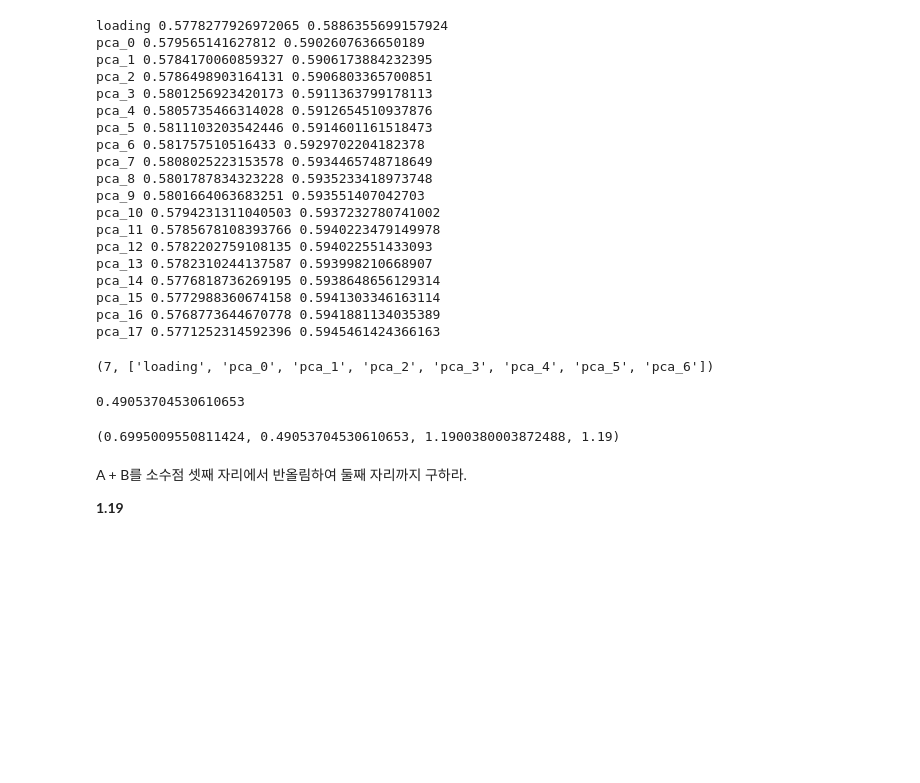
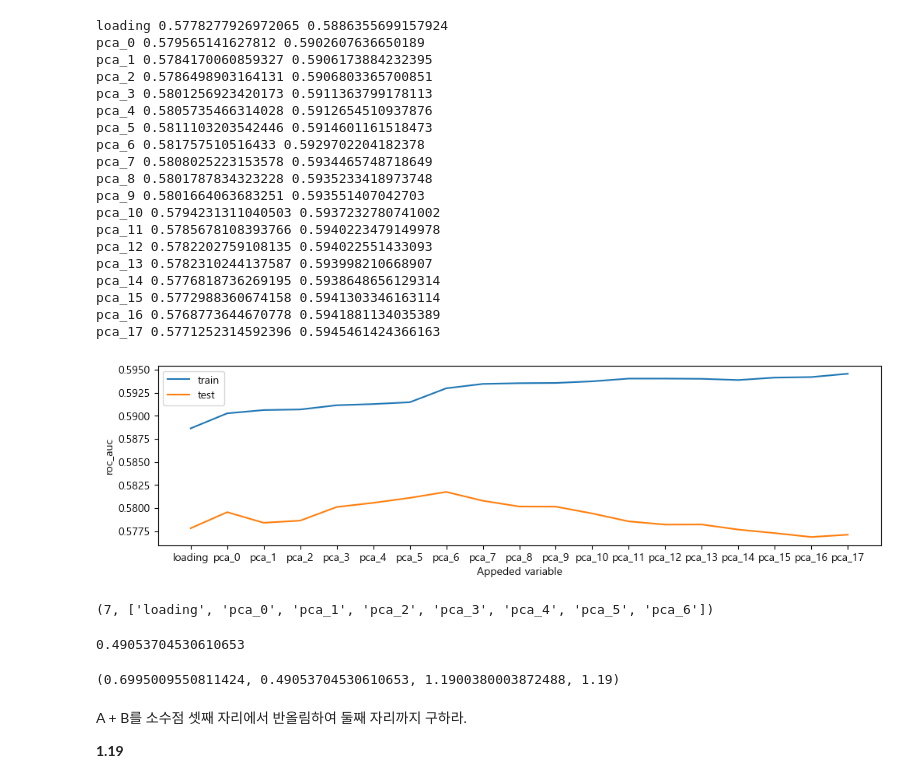
Before and after one commit to sunkusun9/DS_lv3_2410_2, a Jupyter notebook: sec_ds_lv3_prob1_prob.ipynb, the cells around one changed output. Cells and saved outputs as stored; diff of their text form; code cells hidden in the pictures; blank space fills up the shorter version.

```diff
--- a/sec_ds_lv3_prob1_prob.ipynb
+++ b/sec_ds_lv3_prob1_prob.ipynb
@@ -1240,19 +1432,31 @@ pca_14 0.5776818736269195 0.5938648656129314
 pca_15 0.5772988360674158 0.5941303346163114
 pca_16 0.5768773644670778 0.5941881134035389
 pca_17 0.5771252314592396 0.5945461424366163
-# %%
-np.argmax(score_test), X_lr_list[np.argmax(score_test)]
-# %% [output]
-(7, ['loading', 'pca_0', 'pca_1', 'pca_2', 'pca_3', 'pca_4', 'pca_5', 'pca_6'])
-# %%
-B = pca.explained_variance_ratio_[:np.argmax(score_test)].sum()
-B
-# %% [output]
-0.49053704530610653
-# %%
-A, B, A + B, round(A + B, 2)
-# %% [output]
-(0.6995009550811424, 0.49053704530610653, 1.1900380003872488, 1.19)
+# %%
+# 전진 선택 단계에 따른 train / test의 성능 변화를 보입니다.
+plt.figure(figsize=(12, 3))
+sns.lineplot(x = ['loading'] + ['pca_{}'.format(i) for i in range(18)], y = score_train, label='train')
+sns.lineplot(x = ['loading'] + ['pca_{}'.format(i) for i in range(18)], y = score_test, label='test')
+plt.gca().set_xlabel('Appeded variable')
+plt.gca().set_ylabel('roc_auc')
+plt.show()
+# %% [output]
+[figure, added]
+# %%
+# 최적의 성능을 보인 컴포넌트들의 분산 설명율의 합을 B
+np.argmax(score_test), X_lr_list[np.argmax(score_test)]
+# %% [output]
+(7, ['loading', 'pca_0', 'pca_1', 'pca_2', 'pca_3', 'pca_4', 'pca_5', 'pca_6'])
+# %%
+# 최적의 성능을 보인 컴포넌트들의 분산 설명율의 합을 B
+B = pca.explained_variance_ratio_[:np.argmax(score_test)].sum()
+B
+# %% [output]
+0.49053704530610653
+# %%
+A, B, A + B, round(A + B, 2)
+# %% [output]
+(0.6995009550811424, 0.49053704530610653, 1.1900380003872488, 1.19)
 # %% [markdown]
 A + B를 소수점 셋째 자리에서 반올림하여 둘째 자리까지 구하라.
 
```
Also changed, not shown: parts of 98 cells of this notebook.
